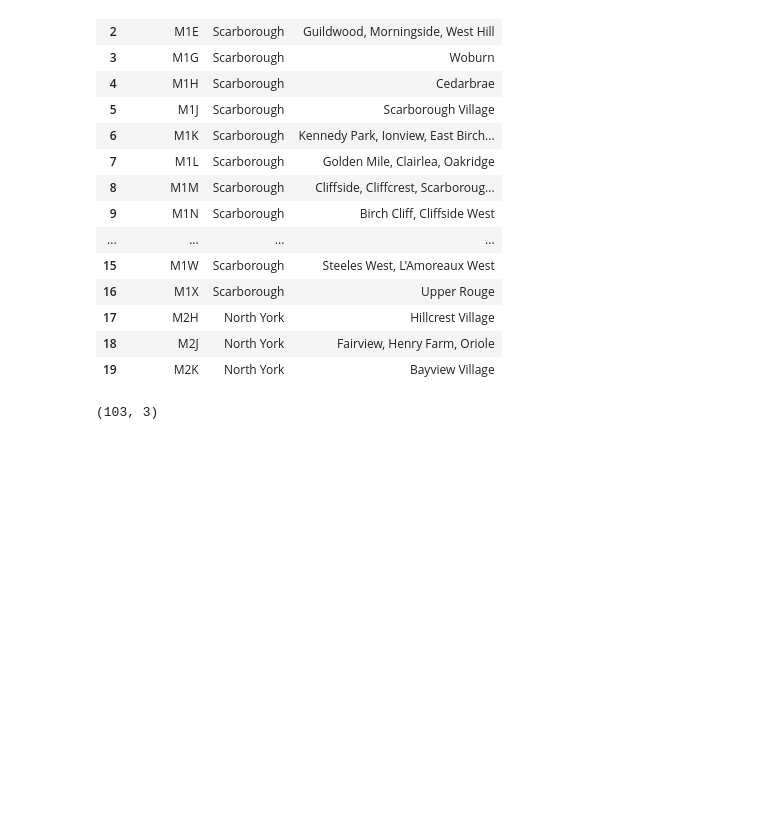
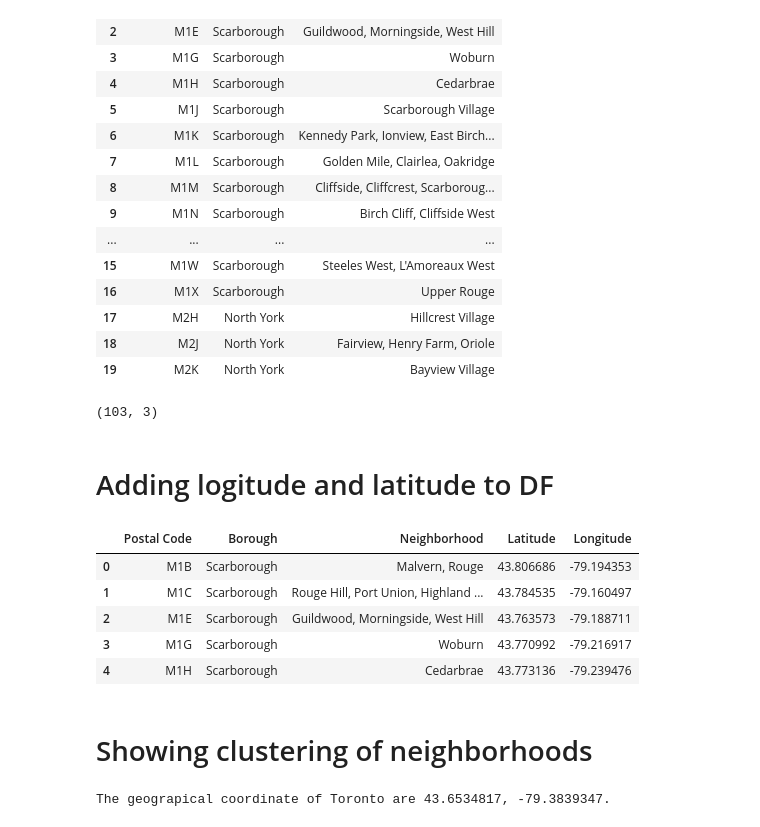
Before and after one commit to forbeso/Coursera_Capstone, a Jupyter notebook: Capstone.ipynb, the cells around one changed output. Saved outputs shown, nothing was run; the diff lists cells and outputs as text; code cells hidden in the pictures; blank space fills up the shorter version.

```diff
--- a/Capstone.ipynb
+++ b/Capstone.ipynb
@@ -98,3 +98,5 @@ df.head(20)
 df.shape
 # %% [output]
 (103, 3)
+# %% [markdown]
+# Adding logitude and latitude to DF
@@ -100,0 +105,26 @@ df.shape
+# %%
+url="https://cocl.us/Geospatial_data"
+geo_data=requests.get(url).content
+c=pd.read_csv(io.StringIO(geo_data.decode('utf-8')))
+
+dfc = df.join(c.set_index('Postal Code'), on='Postal Code')
+dfc.head(20)
+# %% [output]
+|  | Postal Code | Borough | Neighborhood | Latitude | Longitude |
+| 0 | M1B | Scarborough | Malvern, Rouge | 43.806686 | -79.194353 |
+| 1 | M1C | Scarborough | Rouge Hill, Port Union, Highland ... | 43.784535 | -79.160497 |
+| 2 | M1E | Scarborough | Guildwood, Morningside, West Hill | 43.763573 | -79.188711 |
+| 3 | M1G | Scarborough | Woburn | 43.770992 | -79.216917 |
+| 4 | M1H | Scarborough | Cedarbrae | 43.773136 | -79.239476 |
+# %% [markdown]
+# Showing clustering of neighborhoods
+# %%
+place = 'Toronto'
+
+geolocator = Nominatim(user_agent="ny_explorer")
+location = geolocator.geocode(place)
+latitude = location.latitude
+longitude = location.longitude
+print('The geograpical coordinate of Toronto are {}, {}.'.format(latitude, longitude))
+# %% [output]
+The geograpical coordinate of Toronto are 43.6534817, -79.3839347.
```
Also changed, not shown: parts of 3 cells of this notebook.
